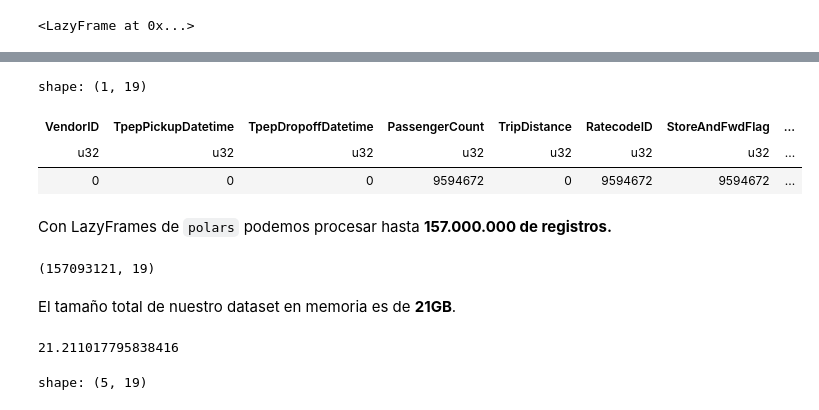
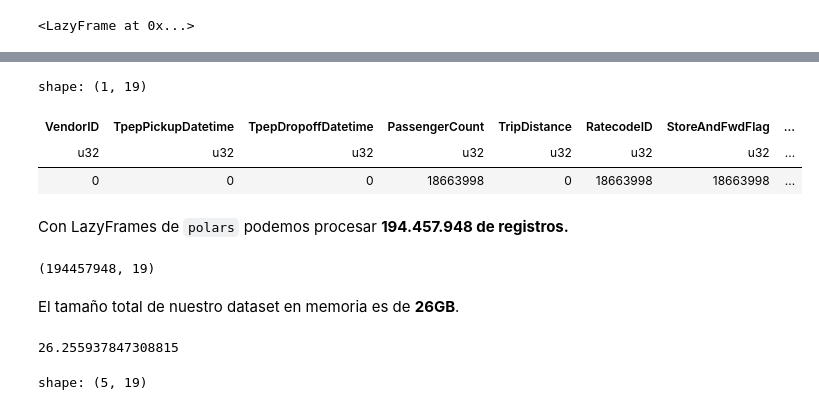
Before and after one commit to nicopyds/polanyt, a Jupyter notebook: Workshop_Polars_vs_Pandas.ipynb, the cells around one changed output, grey strips where cells are left out. Drawn from its saved outputs; the diff is of its cells as text; code cells hidden in the pictures.

```diff
--- a/Workshop_Polars_vs_Pandas.ipynb
+++ b/Workshop_Polars_vs_Pandas.ipynb
@@ -135,7 +136,7 @@ print(hvplot.__version__)
 # GLOBAL_VARS
 # %%
 CWD = os.getcwd()
-PATH_INPUT_FOLDER = os.path.join(CWD, "input")
+PATH_INPUT_FOLDER = os.path.join(CWD, "output")
 # %%
 # si estamos en colab
 # especificar la ruta donde esta el fichero "yellow_tripdata_2024-01.parquet"
@@ -593,7 +585,7 @@ Esto implica que:
 1. No estamos cargando el dataset en memoria.
 2. El query planner puede hacer algunas optimizaciones de nuestro código.
 # %%
-plldf = pl.scan_parquet(source = os.path.join(PATH_INPUT_FOLDER, f"yellow_*.parquet"))
+plldf = pl.scan_parquet(source=os.path.join(PATH_INPUT_FOLDER, "yellow_*.parquet"))
 # %%
 plldf
 # %% [output]
@@ -623,16 +616,11 @@ p.show_graph(optimized=True)
 # %% [output]
 [drawing not drawn]
 # %%
-(
-    plldf
-    .select(pl.all().is_null())
-    .sum()
-    .collect()
-)
+(plldf.select(pl.all().is_null()).sum().collect())
 # %% [output]
 shape: (1, 19)
 | VendorID | TpepPickupDatetime | TpepDropoffDatetime | PassengerCount | TripDistance | RatecodeID | StoreAndFwdFlag | ... |
 | u32 | u32 | u32 | u32 | u32 | u32 | u32 | ... |
-| 0 | 0 | 0 | 9594672 | 0 | 9594672 | 9594672 | ... |
+| 0 | 0 | 0 | 18663998 | 0 | 18663998 | 18663998 | ... |
 # %%
 COLS = [
@@ -658,26 +646,16 @@ COLS = [
 ]
 # %% [markdown]
-Con LazyFrames de `polars` podemos procesar hasta **157.000.000 de registros.**
+Con LazyFrames de `polars` podemos procesar **194.457.948 de registros.**
 # %%
-(
-    plldf
-    .select(pl.col(COLS))
-    .collect()
-    .shape
-)
+(plldf.select(pl.col(COLS)).collect().shape)
 # %% [output]
-(157093121, 19)
+(194457948, 19)
 # %% [markdown]
-El tamaño total de nuestro dataset en memoria es de **21GB**.
+El tamaño total de nuestro dataset en memoria es de **26GB**.
 # %%
-(
-    plldf
-    .select(pl.col(COLS))
-    .collect()
-    .estimated_size("gb")
-)
+(plldf.select(pl.col(COLS)).collect().estimated_size("gb"))
 # %% [output]
-21.211017795838416
+26.255937847308815
 # %%
 plldf.head().collect()
 # %% [output]
```
Also changed, not shown: parts of 29 cells of this notebook, 4 other files.
